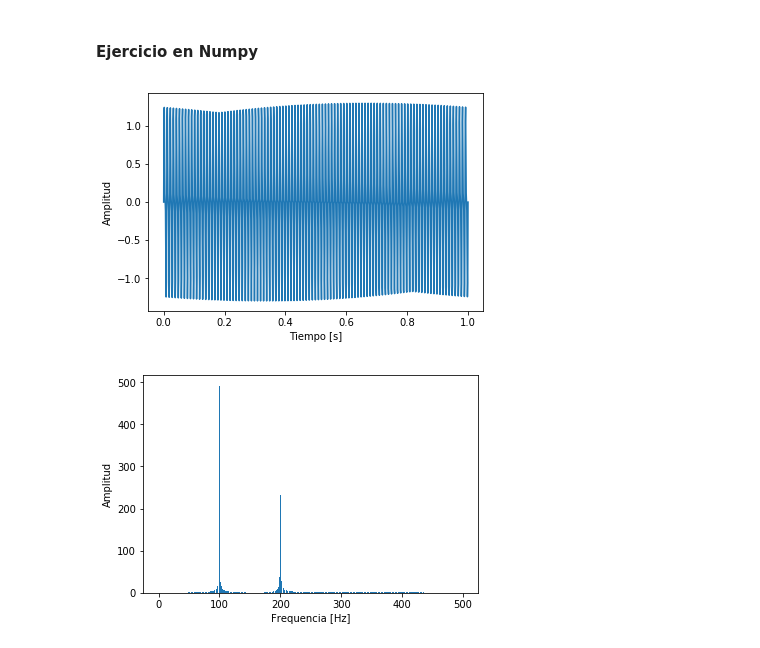
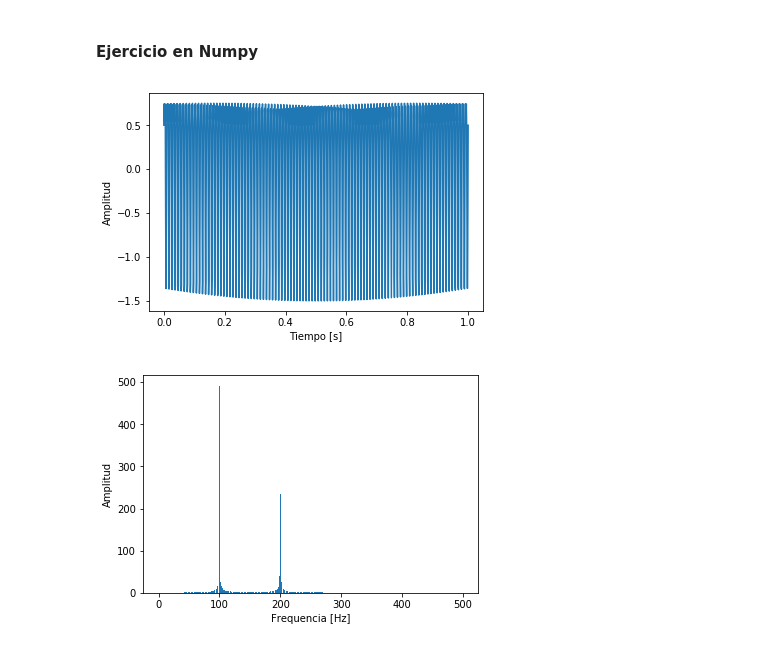
Before and after one commit to richiprieto/CursoPython_v1, a Jupyter notebook: CursoPython.ipynb, the cells around one changed output. Cells and saved outputs as stored; diff of their text form; code cells hidden in the pictures.

```diff
--- a/CursoPython.ipynb
+++ b/CursoPython.ipynb
@@ -361,17 +361,17 @@ print(np.random.randn(2,2))
 # %%
 #Transformada de fourier
 import matplotlib.pyplot as plt
 t = np.linspace(0, 1, 1000)
 freq1=100;
 freq2=200
-s = np.sin(freq1 * 2 * np.pi * t) + 0.5 * np.sin(freq2 * 2 * np.pi * t)
+s = np.sin(freq1 * 2 * np.pi * t) + 0.5 * np.cos(freq2 * 2 * np.pi * t)
 
 plt.ylabel("Amplitud")
 plt.xlabel("Tiempo [s]")
 plt.plot(t, s)
 plt.show()
 # %% [output]
-[figure, old version]
+[figure, new version]
 # %%
 fft = np.fft.fft(s) #Transformar la señal a fft
 T = t[1] - t[0]  # taza de muestreo
```
Also changed, not shown: parts of 1 cell of this notebook.
